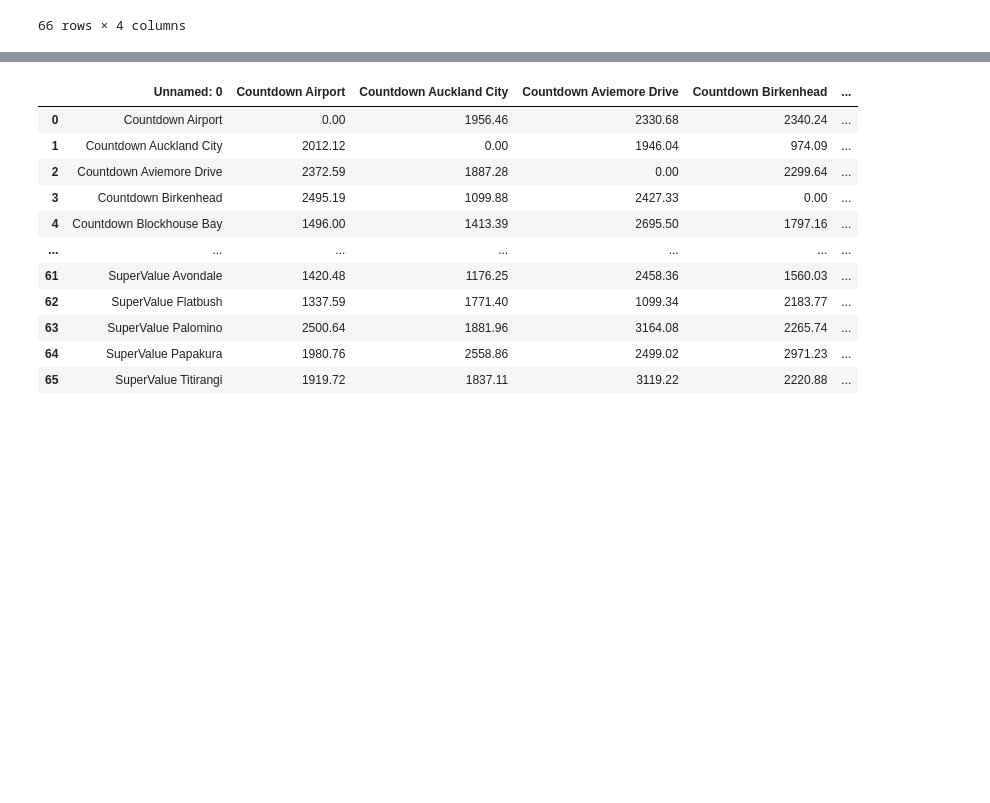
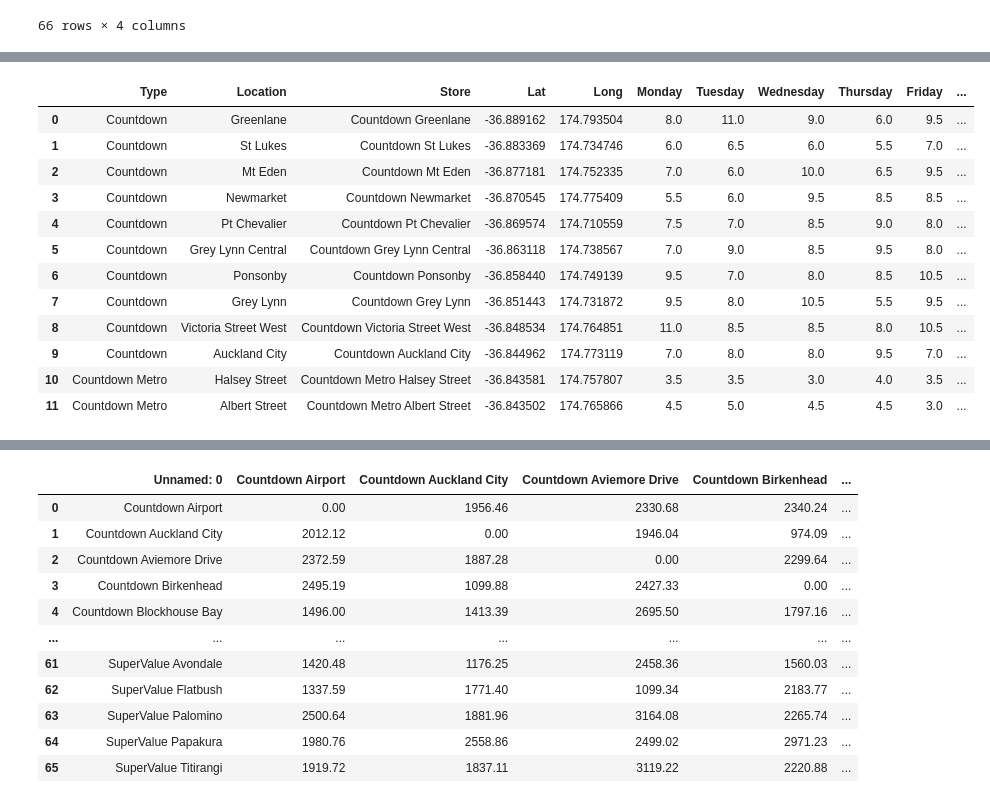
Before and after one commit to stho382/ENGSCI_Group_6_OR, a Jupyter notebook: OR_visualisations.ipynb, the cells around one changed output, grey strips where cells are left out. Cells and saved outputs as stored; diff of their text form; code cells hidden in the pictures; blank space fills up the shorter version.

```diff
--- a/OR_visualisations.ipynb
+++ b/OR_visualisations.ipynb
@@ -180,0 +226,16 @@ locations_df
+# %%
+locationsCentralNorth_df
+# %% [output]
+|  | Type | Location | Store | Lat | Long | Monday | Tuesday | Wednesday | Thursday | Friday | ... |
+| 0 | Countdown | Greenlane | Countdown Greenlane | -36.889162 | 174.793504 | 8.0 | 11.0 | 9.0 | 6.0 | 9.5 | ... |
+| 1 | Countdown | St Lukes | Countdown St Lukes | -36.883369 | 174.734746 | 6.0 | 6.5 | 6.0 | 5.5 | 7.0 | ... |
+| 2 | Countdown | Mt Eden | Countdown Mt Eden | -36.877181 | 174.752335 | 7.0 | 6.0 | 10.0 | 6.5 | 9.5 | ... |
+| 3 | Countdown | Newmarket | Countdown Newmarket | -36.870545 | 174.775409 | 5.5 | 6.0 | 9.5 | 8.5 | 8.5 | ... |
+| 4 | Countdown | Pt Chevalier | Countdown Pt Chevalier | -36.869574 | 174.710559 | 7.5 | 7.0 | 8.5 | 9.0 | 8.0 | ... |
+| 5 | Countdown | Grey Lynn Central | Countdown Grey Lynn Central | -36.863118 | 174.738567 | 7.0 | 9.0 | 8.5 | 9.5 | 8.0 | ... |
+| 6 | Countdown | Ponsonby | Countdown Ponsonby | -36.858440 | 174.749139 | 9.5 | 7.0 | 8.0 | 8.5 | 10.5 | ... |
+| 7 | Countdown | Grey Lynn | Countdown Grey Lynn | -36.851443 | 174.731872 | 9.5 | 8.0 | 10.5 | 5.5 | 9.5 | ... |
+| 8 | Countdown | Victoria Street West | Countdown Victoria Street West | -36.848534 | 174.764851 | 11.0 | 8.5 | 8.5 | 8.0 | 10.5 | ... |
+| 9 | Countdown | Auckland City | Countdown Auckland City | -36.844962 | 174.773119 | 7.0 | 8.0 | 8.0 | 9.5 | 7.0 | ... |
+| 10 | Countdown Metro | Halsey Street | Countdown Metro Halsey Street | -36.843581 | 174.757807 | 3.5 | 3.5 | 3.0 | 4.0 | 3.5 | ... |
+| 11 | Countdown Metro | Albert Street | Countdown Metro Albert Street | -36.843502 | 174.765866 | 4.5 | 5.0 | 4.5 | 4.5 | 3.0 | ... |
```
Also changed, not shown: parts of 17 cells of this notebook, 2 other files.
